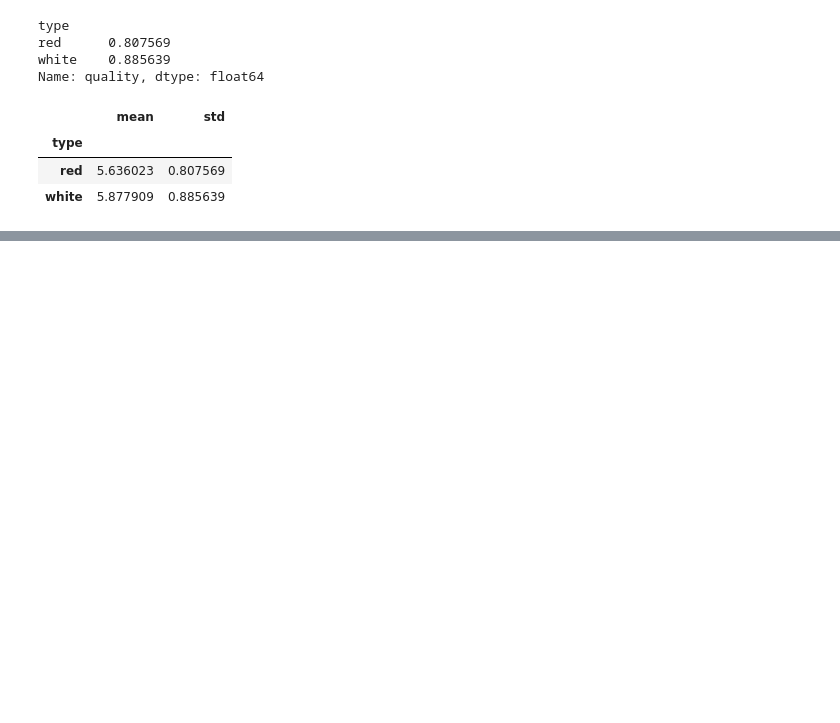
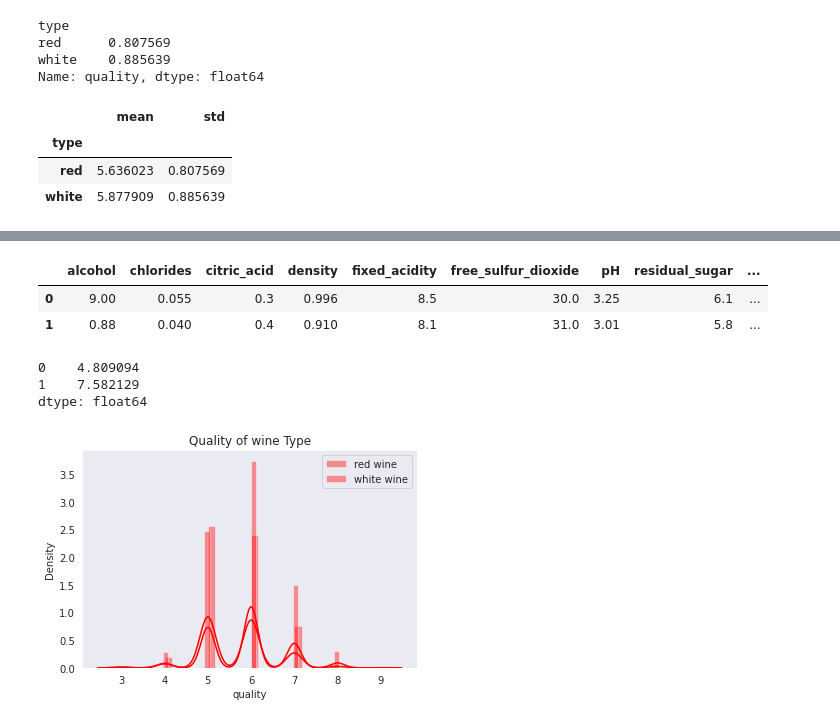
Before and after one commit to herbguy/Python-Practice, a Jupyter notebook: 와인품질예측.ipynb, the cells around one changed output, grey strips where cells are left out. Saved outputs shown, nothing was run; the diff lists cells and outputs as text; code cells hidden in the pictures; blank space fills up the shorter version.

```diff
--- a/와인품질예측.ipynb
+++ b/와인품질예측.ipynb
@@ -140,0 +152,7 @@ wine.groupby('type')['quality'].agg(['mean','std']) # mean()과 std()를 묶어
+# %%
+#t검정 , 회귀분석
+from scipy import stats
+from statsmodels.formula.api import ols, glm
+red_wine_quality = wine.loc[wine['type'] == 'red', 'quality'] #행은 red 행 열은 quality
+white_wine_quality = wine.loc[wine['type'] == 'white','quality']
+stats.ttest_ind(red_wine_quality,white_wine_quality,equal_var = False)
@@ -140,0 +220,25 @@ wine.groupby('type')['quality'].agg(['mean','std']) # mean()과 std()를 묶어
+# %%
+sample2 = pd.DataFrame(data,columns = sample1.columns)
+sample2
+# %% [output]
+|  | alcohol | chlorides | citric_acid | density | fixed_acidity | free_sulfur_dioxide | pH | residual_sugar | ... |
+| 0 | 9.00 | 0.055 | 0.3 | 0.996 | 8.5 | 30.0 | 3.25 | 6.1 | ... |
+| 1 | 0.88 | 0.040 | 0.4 | 0.910 | 8.1 | 31.0 | 3.01 | 5.8 | ... |
+# %%
+sample2_predict = regression_result.predict(sample2)
+sample2_predict
+# %% [output]
+0    4.809094
+1    7.582129
+dtype: float64
+# %%
+import matplotlib.pyplot as plt
+import seaborn as sns
+sns.set_style('dark')
+sns.distplot(red_wine_quality,kde = True,color = 'red',label = 'red wine')
+sns.distplot(white_wine_quality,kde = True,color = 'red',label = 'white wine')
+plt.title("Quality of wine Type")
+plt.legend()
+plt.show()
+# %% [output]
+[figure, added]
```
Also changed, not shown: parts of 6 cells of this notebook.
